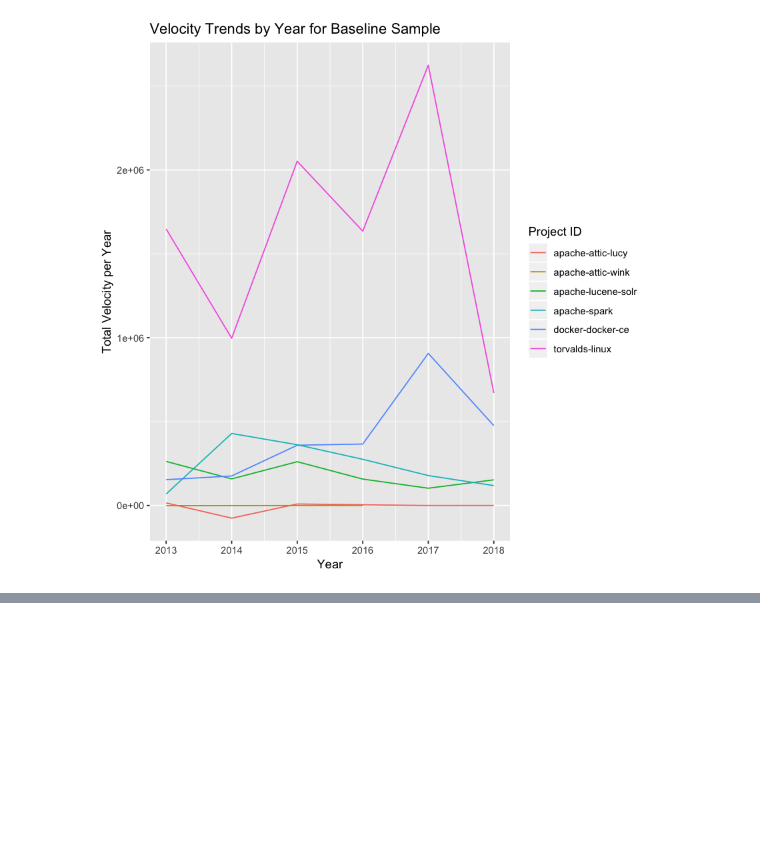
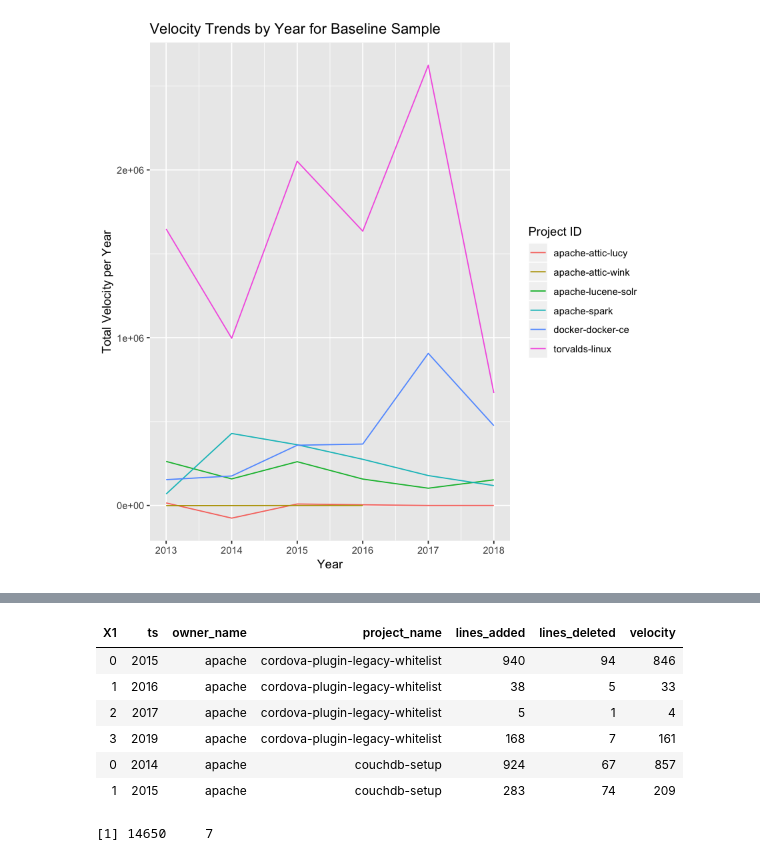
Before and after one commit to tbonza/EDS19, a Jupyter notebook: project/FinalReport.ipynb, the cells around one changed output, grey strips where cells are left out. Drawn from its saved outputs; the diff is of its cells as text; code cells hidden in the pictures; blank space fills up the shorter version.

```diff
--- a/project/FinalReport.ipynb
+++ b/project/FinalReport.ipynb
@@ -281,0 +291,12 @@ Saving 7 x 7 in image
+# %%
+head(df_target)
+dim(df_target)
+# %% [output]
+| X1 | ts | owner_name | project_name | lines_added | lines_deleted | velocity |
+| 0 | 2015 | apache | cordova-plugin-legacy-whitelist | 940 | 94 | 846 |
+| 1 | 2016 | apache | cordova-plugin-legacy-whitelist | 38 | 5 | 33 |
+| 2 | 2017 | apache | cordova-plugin-legacy-whitelist | 5 | 1 | 4 |
+| 3 | 2019 | apache | cordova-plugin-legacy-whitelist | 168 | 7 | 161 |
+| 0 | 2014 | apache | couchdb-setup | 924 | 67 | 857 |
+| 1 | 2015 | apache | couchdb-setup | 283 | 74 | 209 |
+[1] 14650     7
```
Also changed, not shown: parts of 19 cells of this notebook.
